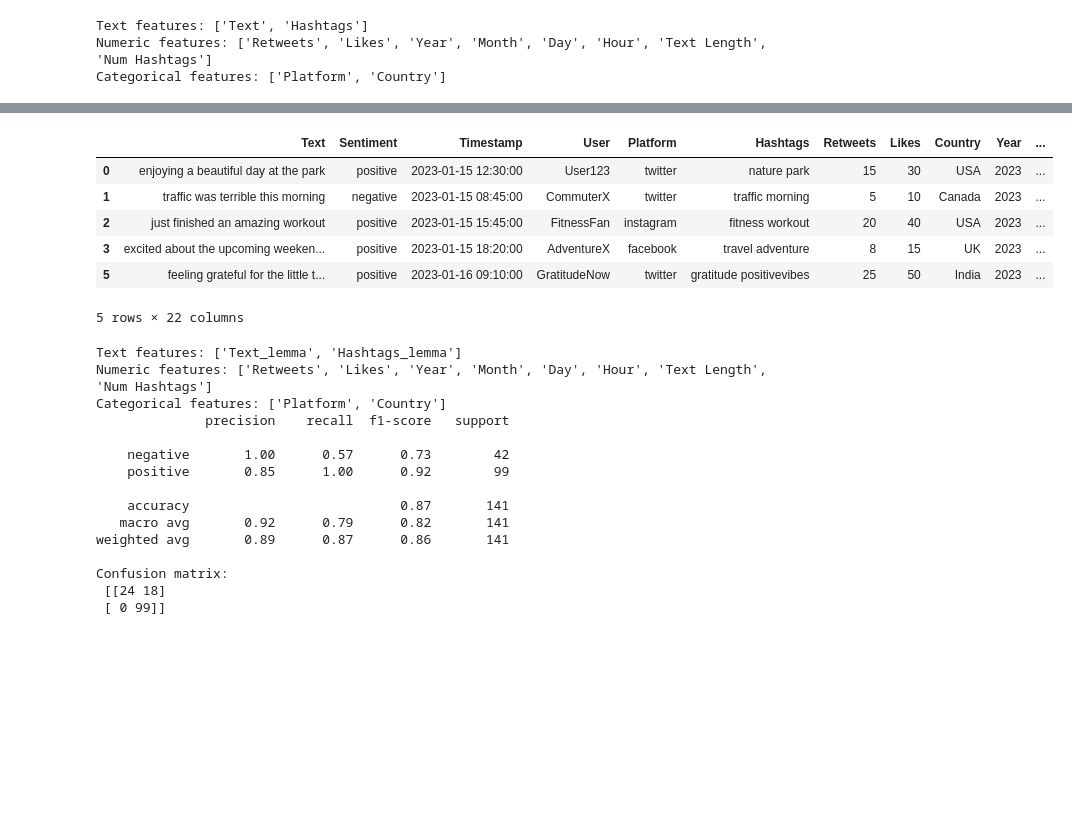
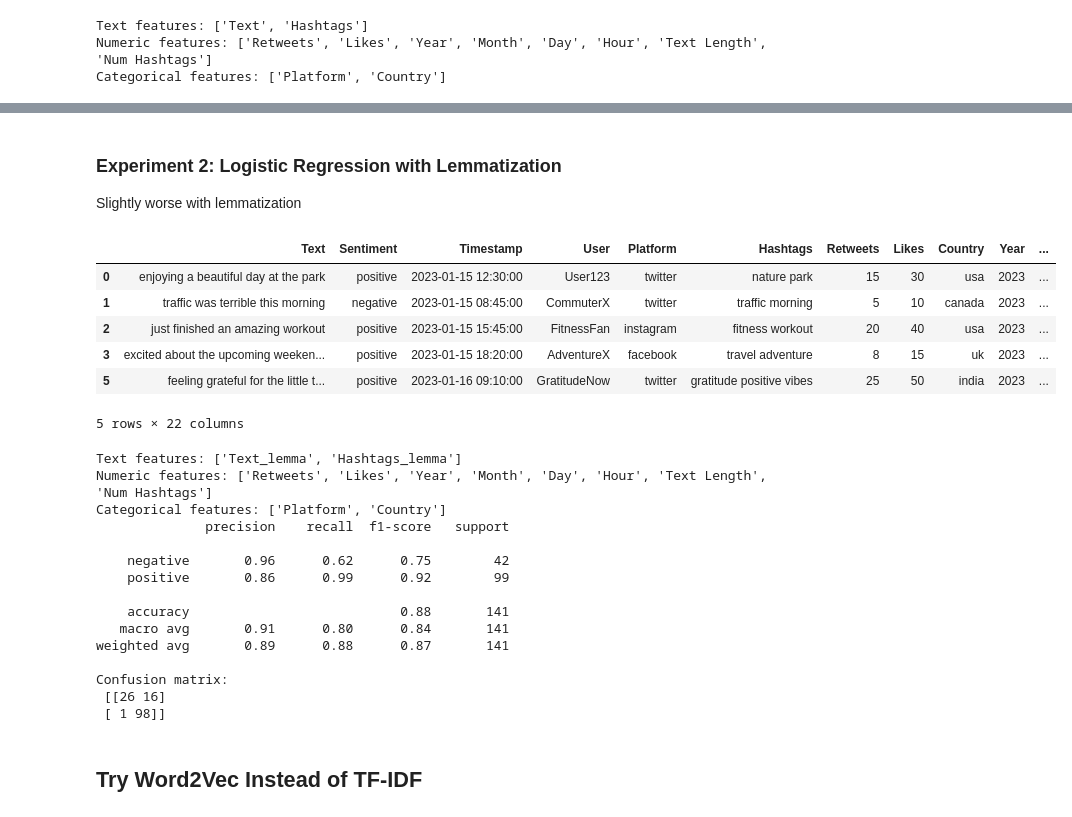
Before and after one commit to kelbymace/SocialBuzz-NLP, a Jupyter notebook: SocialBuzz NLP.ipynb, the cells around one changed output, grey strips where cells are left out. Cells and saved outputs as stored; diff of their text form; code cells hidden in the pictures; blank space fills up the shorter version.

```diff
--- a/SocialBuzz NLP.ipynb
+++ b/SocialBuzz NLP.ipynb
@@ -180,6 +192,19 @@ df = df.rename(columns={
     "Sentiment Reduced Confidence": "Sentiment Prediction Confidence"
     })
 
+# Clean up the Hashtags, Platform, Country columns that I overlooked previously
+df['Hashtags'] = df['Hashtags'].apply(lambda x: x.strip().lower())
+df['Hashtags'] = df['Hashtags'].apply(lambda x: re.sub(r'[^a-z\s]', '', x))
+df['Platform'] = df['Platform'].apply(lambda x: x.strip().lower())
+df['Country'] = df['Country'].apply(lambda x: x.strip().lower())
+
+# Create a new feature for the number of hashtags by counting the number of words in the cleaned Hashtags column
+df['Num Hashtags'] = df['Hashtags'].apply(lambda x: len(x.split()) if pd.notnull(x) else 0)
+
+# Split words in hashtags (this substantially increased macro avg)
+df['Hashtags'] = df['Hashtags'].apply(lambda x: wordninja.split(x) if pd.notnull(x) else [])
+df['Hashtags'] = df['Hashtags'].apply(lambda x: " ".join(x))
+
 df.head()
 # %% [output]
 |  | Text | Sentiment | Timestamp | User | Platform | Hashtags | Retweets | Likes | Country | Year | ... |
@@ -422,29 +454,31 @@ Confusion matrix:
+# %% [markdown]
+### __Experiment 2: Logistic Regression with Lemmatization__
+
+Slightly worse with lemmatization
 # %%
 # Try lemmatization
 df_model = df.copy()
 
 nlp = spacy.load("en_core_web_sm", disable=["parser", "ner"])
 
 def lemmatize_text(s):
     if not isinstance(s, str):
         return ""
     doc = nlp(s.lower())
     return " ".join(tok.lemma_ for tok in doc if not tok.is_punct and not tok.is_space)
 
 # Apply to text columns used by TF-IDF
 df_model["Text_lemma"] = df_model["Text"].apply(lemmatize_text)
 df_model["Hashtags_lemma"] = df_model["Hashtags"].apply(
     lambda tags: lemmatize_text(" ".join(tags) if isinstance(tags, list) else str(tags))
 )
-
-df_model.head()
 # %% [output]
 |  | Text | Sentiment | Timestamp | User | Platform | Hashtags | Retweets | Likes | Country | Year | ... |
-| 0 | enjoying a beautiful day at the park | positive | 2023-01-15 12:30:00 | User123 | twitter | nature park | 15 | 30 | USA | 2023 | ... |
-| 1 | traffic was terrible this morning | negative | 2023-01-15 08:45:00 | CommuterX | twitter | traffic morning | 5 | 10 | Canada | 2023 | ... |
-| 2 | just finished an amazing workout | positive | 2023-01-15 15:45:00 | FitnessFan | instagram | fitness workout | 20 | 40 | USA | 2023 | ... |
-| 3 | excited about the upcoming weeken... | positive | 2023-01-15 18:20:00 | AdventureX | facebook | travel adventure | 8 | 15 | UK | 2023 | ... |
-| 5 | feeling grateful for the little t... | positive | 2023-01-16 09:10:00 | GratitudeNow | twitter | gratitude positivevibes | 25 | 50 | India | 2023 | ... |
+| 0 | enjoying a beautiful day at the park | positive | 2023-01-15 12:30:00 | User123 | twitter | nature park | 15 | 30 | usa | 2023 | ... |
+| 1 | traffic was terrible this morning | negative | 2023-01-15 08:45:00 | CommuterX | twitter | traffic morning | 5 | 10 | canada | 2023 | ... |
+| 2 | just finished an amazing workout | positive | 2023-01-15 15:45:00 | FitnessFan | instagram | fitness workout | 20 | 40 | usa | 2023 | ... |
+| 3 | excited about the upcoming weeken... | positive | 2023-01-15 18:20:00 | AdventureX | facebook | travel adventure | 8 | 15 | uk | 2023 | ... |
+| 5 | feeling grateful for the little t... | positive | 2023-01-16 09:10:00 | GratitudeNow | twitter | gratitude positive vibes | 25 | 50 | india | 2023 | ... |
 5 rows × 22 columns
 # %%
 target_col = "Final Sentiment" # column to classify
@@ -516,14 +550,16 @@ Numeric features: ['Retweets', 'Likes', 'Year', 'Month', 'Day', 'Hour', 'Text Le
 Categorical features: ['Platform', 'Country']
               precision    recall  f1-score   support
 
-    negative       1.00      0.57      0.73        42
-    positive       0.85      1.00      0.92        99
+    negative       0.96      0.62      0.75        42
+    positive       0.86      0.99      0.92        99
 
-    accuracy                           0.87       141
-   macro avg       0.92      0.79      0.82       141
-weighted avg       0.89      0.87      0.86       141
+    accuracy                           0.88       141
+   macro avg       0.91      0.80      0.84       141
+weighted avg       0.89      0.88      0.87       141
 
 Confusion matrix:
- [[24 18]
- [ 0 99]]
+ [[26 16]
+ [ 1 98]]
+# %% [markdown]
+## __Try Word2Vec Instead of TF-IDF__
 # %%
```
Also changed, not shown: parts of 14 cells of this notebook.
